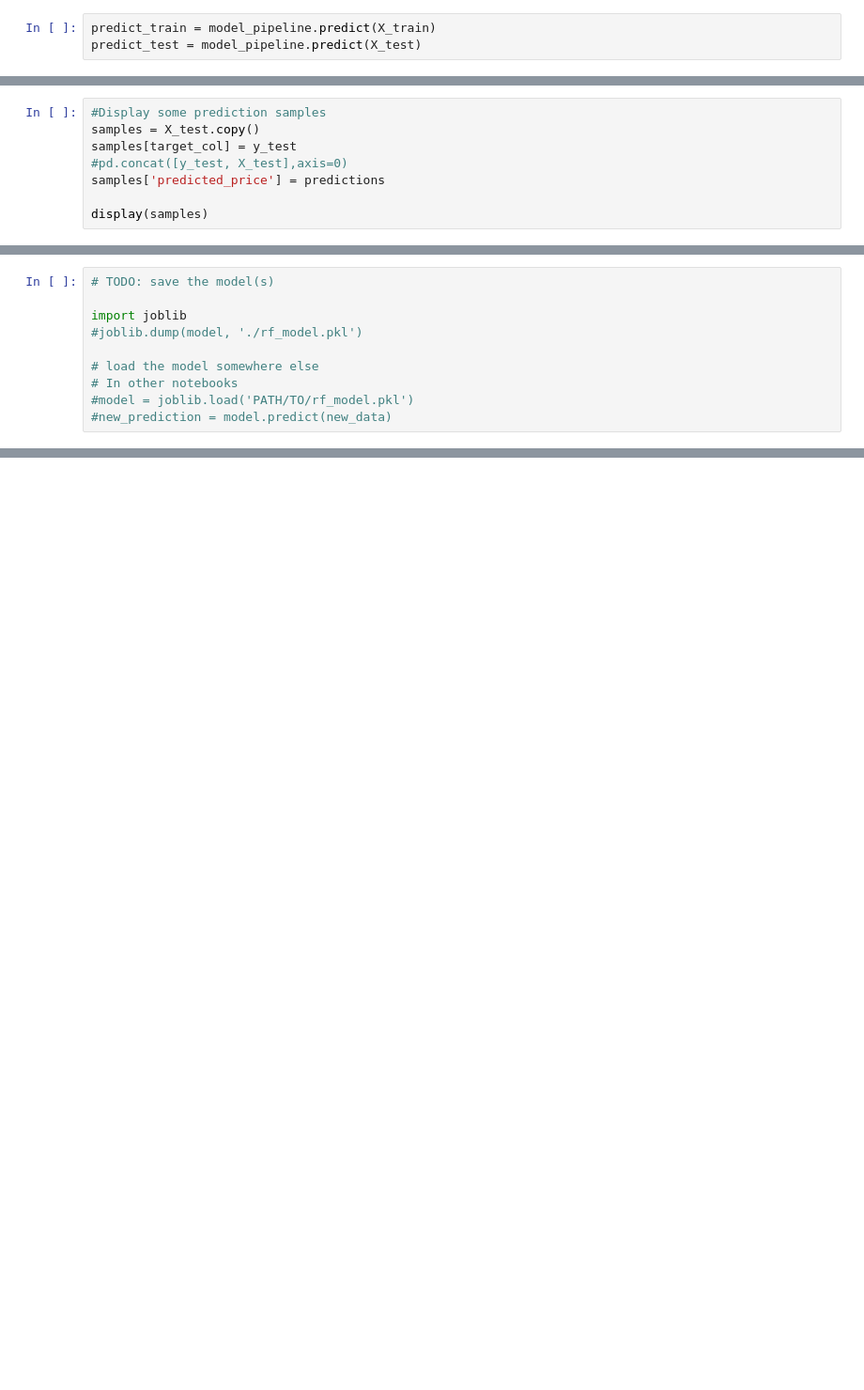
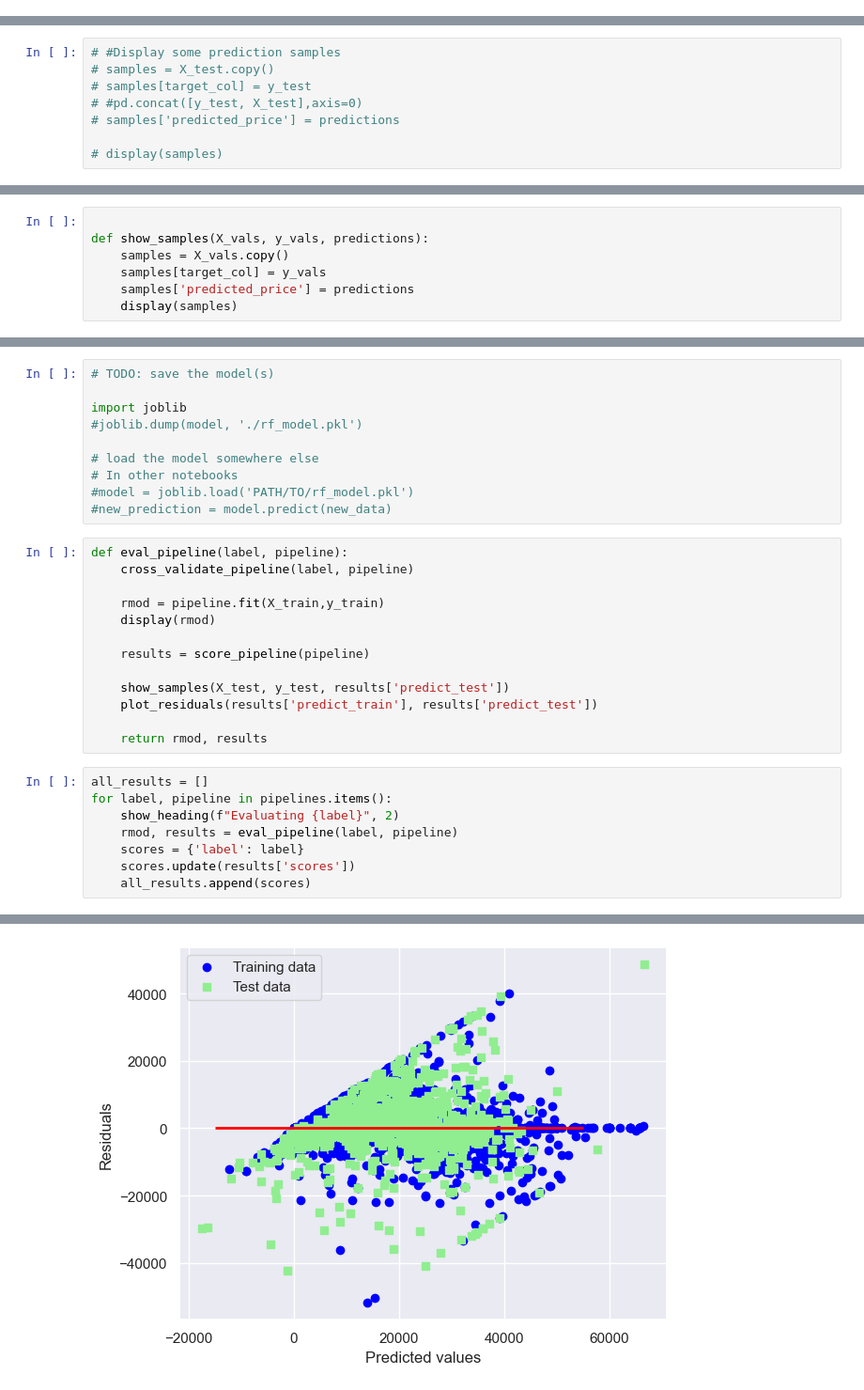
Before and after one commit to ranton256/used_car_sale_price_analysis, a Jupyter notebook: used_car_price_regression.ipynb, the cells around one changed output, grey strips where cells are left out. Shown at 94% size. Saved outputs shown, nothing was run; the diff lists cells and outputs as text; blank space fills up the shorter version.

```diff
--- a/used_car_price_regression.ipynb
+++ b/used_car_price_regression.ipynb
@@ -475,3 +420,0 @@ Pipeline(steps=[('xgb_pre_processing',
-# %%
-predict_train = model_pipeline.predict(X_train)
-predict_test = model_pipeline.predict(X_test)
@@ -493,8 +421,8 @@ model score: 0.640
 # %%
-#Display some prediction samples
-samples = X_test.copy()
-samples[target_col] = y_test
-#pd.concat([y_test, X_test],axis=0)
-samples['predicted_price'] = predictions
+# #Display some prediction samples
+# samples = X_test.copy()
+# samples[target_col] = y_test
+# #pd.concat([y_test, X_test],axis=0)
+# samples['predicted_price'] = predictions
 
-display(samples)
+# display(samples)
@@ -540,0 +452,7 @@ Residual Diagram
+# %%
+
+def show_samples(X_vals, y_vals, predictions):
+    samples = X_vals.copy()
+    samples[target_col] = y_vals
+    samples['predicted_price'] = predictions
+    display(samples)
@@ -548,3 +497,25 @@ import joblib
 # In other notebooks
 #model = joblib.load('PATH/TO/rf_model.pkl')
 #new_prediction = model.predict(new_data)
+# %%
+def eval_pipeline(label, pipeline):
+    cross_validate_pipeline(label, pipeline)
+
+    rmod = pipeline.fit(X_train,y_train)
+    display(rmod)
+
+    results = score_pipeline(pipeline)
+
+    show_samples(X_test, y_test, results['predict_test'])
+    plot_residuals(results['predict_train'], results['predict_test'])
+
+    return rmod, results
+# %%
+all_results = []
+for label, pipeline in pipelines.items():
+    show_heading(f"Evaluating {label}", 2)
+    rmod, results = eval_pipeline(label, pipeline)
+    scores = {'label': label}
+    scores.update(results['scores'])
+    all_results.append(scores)
+# %% [output]
@@ -550,0 +556 @@ import joblib
+[figure, added]
```
Also changed, not shown: parts of 30 cells of this notebook, 1 other file.
